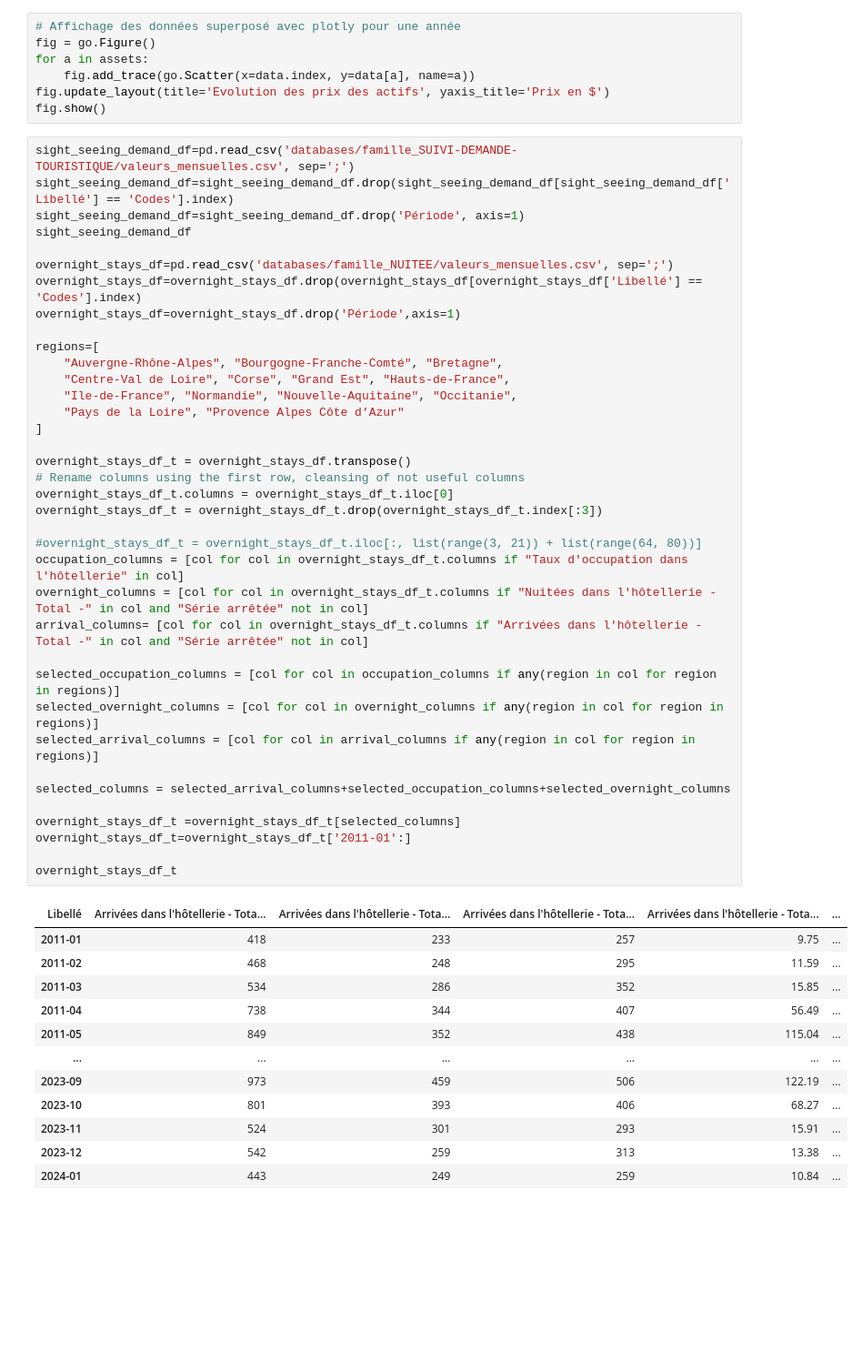
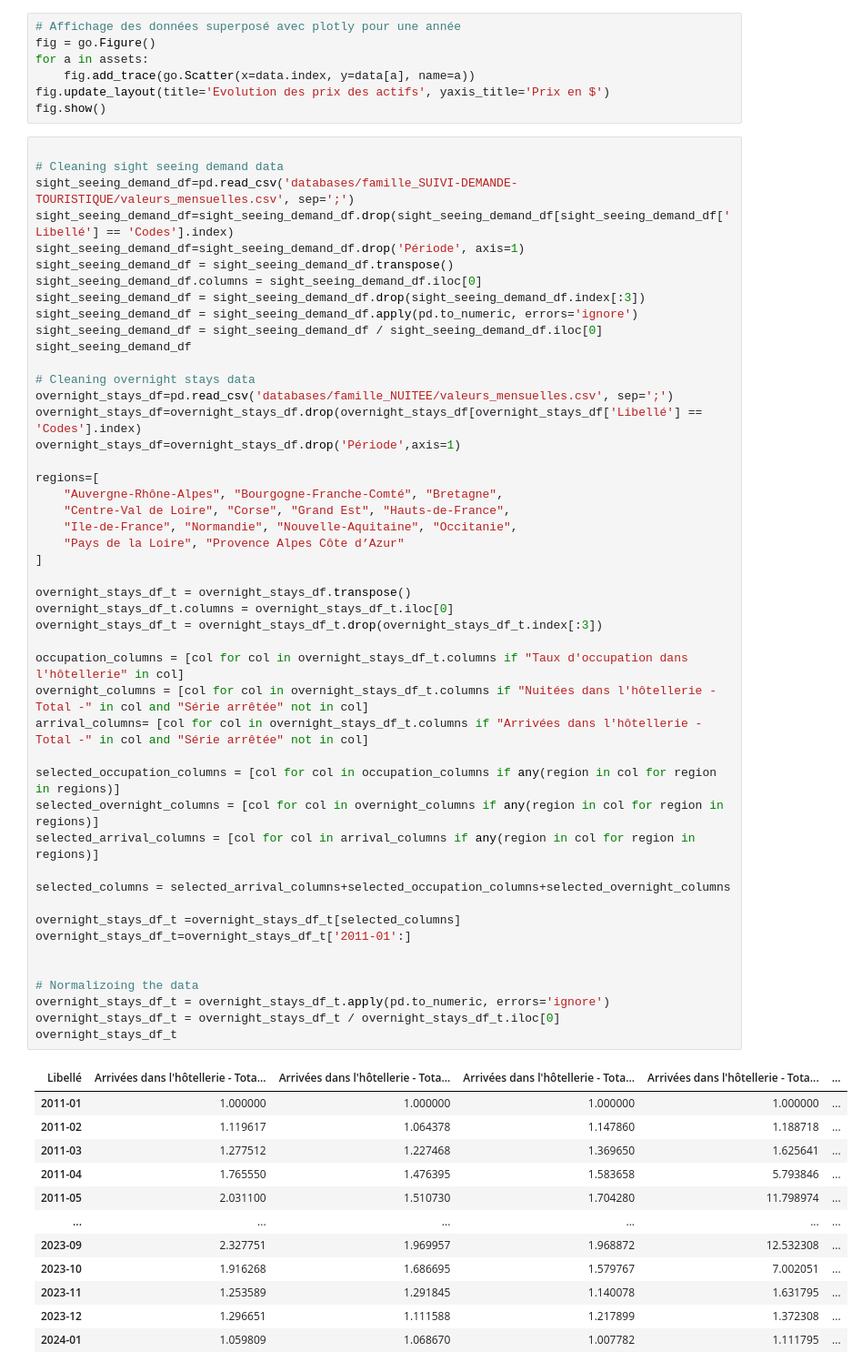
Before and after one commit to Laveine-v2/MODS206-DFM, a Jupyter notebook: Data_analysis.ipynb, the cells around one changed output. Shown: that part at 91% size. Cells and saved outputs as stored; diff of their text form; blank space fills up the shorter version.

```diff
--- a/Data_analysis.ipynb
+++ b/Data_analysis.ipynb
@@ -58,54 +58,64 @@ for a in assets:
 fig.update_layout(title='Evolution des prix des actifs', yaxis_title='Prix en $')
 fig.show()
 # %%
+
+# Cleaning sight seeing demand data
 sight_seeing_demand_df=pd.read_csv('databases/famille_SUIVI-DEMANDE-TOURISTIQUE/valeurs_mensuelles.csv', sep=';')
 sight_seeing_demand_df=sight_seeing_demand_df.drop(sight_seeing_demand_df[sight_seeing_demand_df['Libellé'] == 'Codes'].index)
 sight_seeing_demand_df=sight_seeing_demand_df.drop('Période', axis=1)
+sight_seeing_demand_df = sight_seeing_demand_df.transpose()
+sight_seeing_demand_df.columns = sight_seeing_demand_df.iloc[0]
+sight_seeing_demand_df = sight_seeing_demand_df.drop(sight_seeing_demand_df.index[:3])
+sight_seeing_demand_df = sight_seeing_demand_df.apply(pd.to_numeric, errors='ignore')
+sight_seeing_demand_df = sight_seeing_demand_df / sight_seeing_demand_df.iloc[0]
 sight_seeing_demand_df
 
+# Cleaning overnight stays data
 overnight_stays_df=pd.read_csv('databases/famille_NUITEE/valeurs_mensuelles.csv', sep=';')
 overnight_stays_df=overnight_stays_df.drop(overnight_stays_df[overnight_stays_df['Libellé'] == 'Codes'].index)
 overnight_stays_df=overnight_stays_df.drop('Période',axis=1)
 
 regions=[
     "Auvergne-Rhône-Alpes", "Bourgogne-Franche-Comté", "Bretagne",
     "Centre-Val de Loire", "Corse", "Grand Est", "Hauts-de-France",
     "Ile-de-France", "Normandie", "Nouvelle-Aquitaine", "Occitanie",
     "Pays de la Loire", "Provence Alpes Côte d’Azur"
 ]
 
 overnight_stays_df_t = overnight_stays_df.transpose()
-# Rename columns using the first row, cleansing of not useful columns
 overnight_stays_df_t.columns = overnight_stays_df_t.iloc[0]
 overnight_stays_df_t = overnight_stays_df_t.drop(overnight_stays_df_t.index[:3])
 
-#overnight_stays_df_t = overnight_stays_df_t.iloc[:, list(range(3, 21)) + list(range(64, 80))]
 occupation_columns = [col for col in overnight_stays_df_t.columns if "Taux d'occupation dans l'hôtellerie" in col]
 overnight_columns = [col for col in overnight_stays_df_t.columns if "Nuitées dans l'hôtellerie - Total -" in col and "Série arrêtée" not in col]
 arrival_columns= [col for col in overnight_stays_df_t.columns if "Arrivées dans l'hôtellerie - Total -" in col and "Série arrêtée" not in col]
 
 selected_occupation_columns = [col for col in occupation_columns if any(region in col for region in regions)]
 selected_overnight_columns = [col for col in overnight_columns if any(region in col for region in regions)]
 selected_arrival_columns = [col for col in arrival_columns if any(region in col for region in regions)]
 
 selected_columns = selected_arrival_columns+selected_occupation_columns+selected_overnight_columns
 
 overnight_stays_df_t =overnight_stays_df_t[selected_columns]
 overnight_stays_df_t=overnight_stays_df_t['2011-01':]
 
+
+# Normalizoing the data
+overnight_stays_df_t = overnight_stays_df_t.apply(pd.to_numeric, errors='ignore')
+overnight_stays_df_t = overnight_stays_df_t / overnight_stays_df_t.iloc[0]
 overnight_stays_df_t
 # %% [output]
 | Libellé | Arrivées dans l'hôtellerie - Tota... | Arrivées dans l'hôtellerie - Tota... | Arrivées dans l'hôtellerie - Tota... | Arrivées dans l'hôtellerie - Tota... | ... |
-| 2011-01 | 418 | 233 | 257 | 9.75 | ... |
-| 2011-02 | 468 | 248 | 295 | 11.59 | ... |
-| 2011-03 | 534 | 286 | 352 | 15.85 | ... |
-| 2011-04 | 738 | 344 | 407 | 56.49 | ... |
-| 2011-05 | 849 | 352 | 438 | 115.04 | ... |
+| 2011-01 | 1.000000 | 1.000000 | 1.000000 | 1.000000 | ... |
+| 2011-02 | 1.119617 | 1.064378 | 1.147860 | 1.188718 | ... |
+| 2011-03 | 1.277512 | 1.227468 | 1.369650 | 1.625641 | ... |
+| 2011-04 | 1.765550 | 1.476395 | 1.583658 | 5.793846 | ... |
+| 2011-05 | 2.031100 | 1.510730 | 1.704280 | 11.798974 | ... |
 | ... | ... | ... | ... | ... | ... |
-| 2023-09 | 973 | 459 | 506 | 122.19 | ... |
-| 2023-10 | 801 | 393 | 406 | 68.27 | ... |
-| 2023-11 | 524 | 301 | 293 | 15.91 | ... |
-| 2023-12 | 542 | 259 | 313 | 13.38 | ... |
-| 2024-01 | 443 | 249 | 259 | 10.84 | ... |
+| 2023-09 | 2.327751 | 1.969957 | 1.968872 | 12.532308 | ... |
+| 2023-10 | 1.916268 | 1.686695 | 1.579767 | 7.002051 | ... |
+| 2023-11 | 1.253589 | 1.291845 | 1.140078 | 1.631795 | ... |
+| 2023-12 | 1.296651 | 1.111588 | 1.217899 | 1.372308 | ... |
+| 2024-01 | 1.059809 | 1.068670 | 1.007782 | 1.111795 | ... |
 157 rows × 39 columns
 # %%
```
Also changed, not shown: parts of 5 cells of this notebook.
